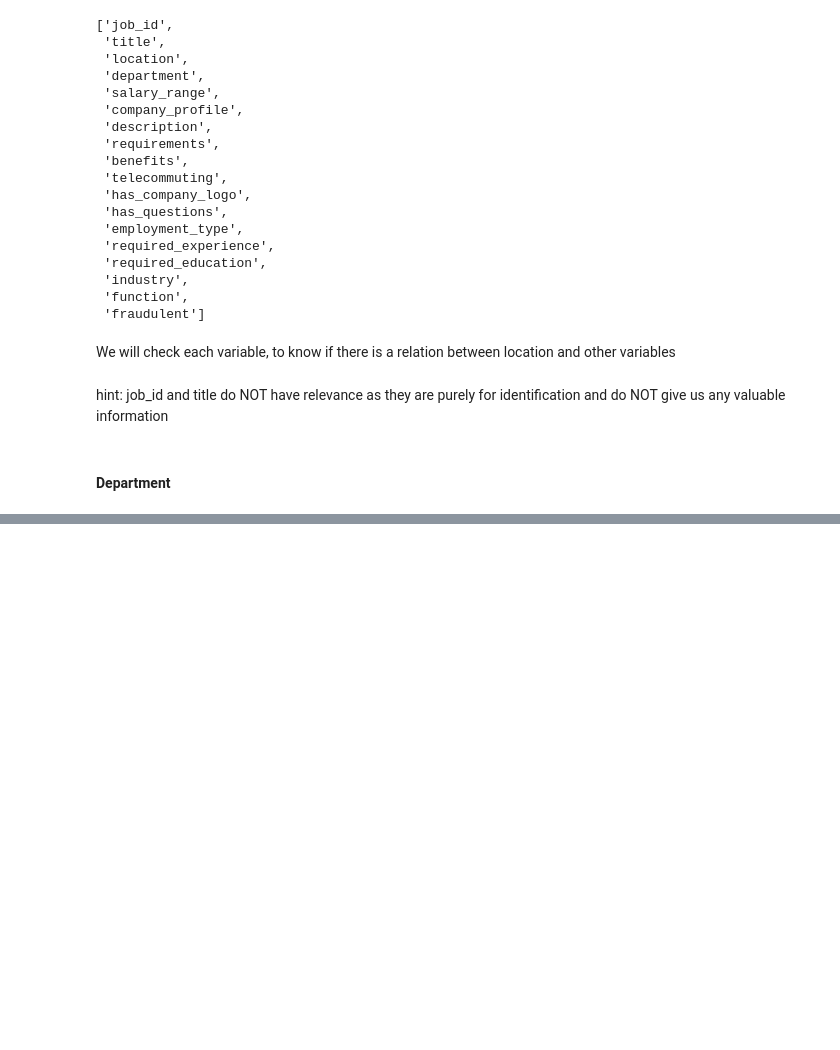
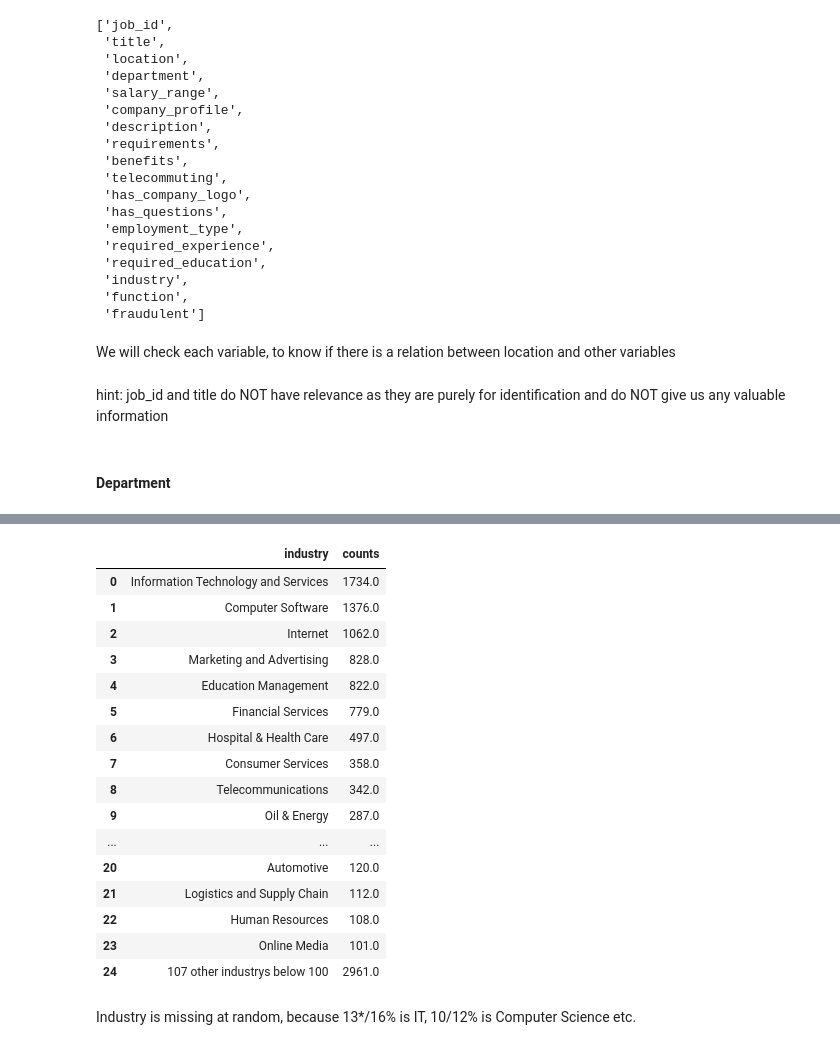
Before and after one commit to AlexandruSchneider/machine-learning-cds-106, a Jupyter notebook: Abgabe/location.ipynb, the cells around one changed output, grey strips where cells are left out. Drawn from its saved outputs; the diff is of its cells as text; code cells hidden in the pictures; blank space fills up the shorter version.

```diff
--- a/Abgabe/location.ipynb
+++ b/Abgabe/location.ipynb
@@ -110,0 +409,21 @@ test.shape
+# %%
+all_industry = make_dataframe_based_on_counts_and_sum_low(postings, 'industry', 100)
+all_industry
+# %% [output]
+|  | industry | counts |
+| 0 | Information Technology and Services | 1734.0 |
+| 1 | Computer Software | 1376.0 |
+| 2 | Internet | 1062.0 |
+| 3 | Marketing and Advertising | 828.0 |
+| 4 | Education Management | 822.0 |
+| 5 | Financial Services | 779.0 |
+| 6 | Hospital & Health Care | 497.0 |
+| 7 | Consumer Services | 358.0 |
+| 8 | Telecommunications | 342.0 |
+| 9 | Oil & Energy | 287.0 |
+| ... | ... | ... |
+| 20 | Automotive | 120.0 |
+| 21 | Logistics and Supply Chain | 112.0 |
+| 22 | Human Resources | 108.0 |
+| 23 | Online Media | 101.0 |
+| 24 | 107 other industrys below 100 | 2961.0 |
@@ -110,0 +432,2 @@ test.shape
+# %% [markdown]
+Industry is missing at random, because 13*/16% is IT, 10/12% is Computer Science etc.
```
Also changed, not shown: parts of 117 cells of this notebook.
